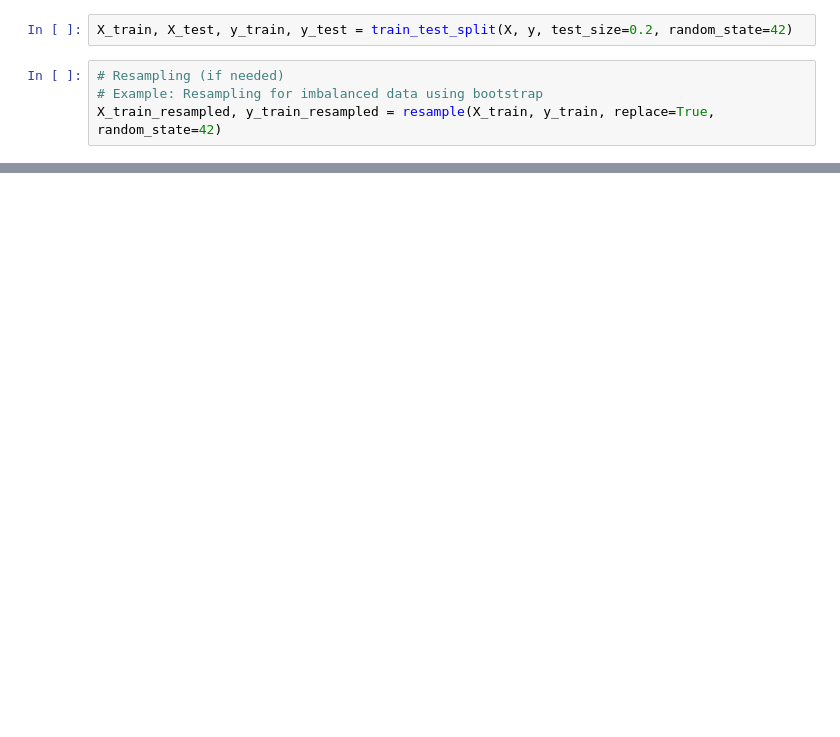
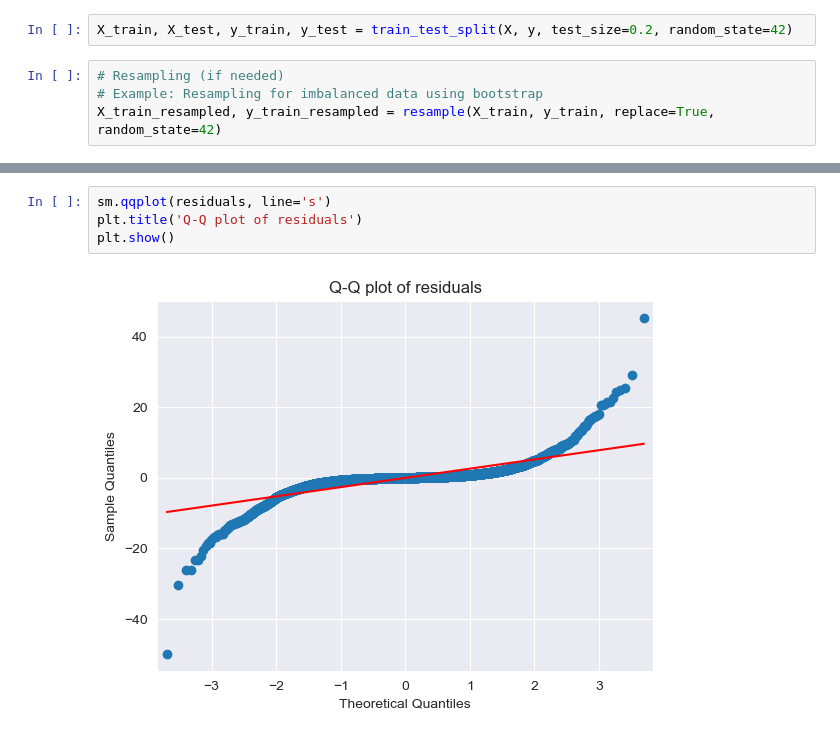
Before and after one commit to INFO-523-Exercises/hw-05-LikithKumarDundigalla, a Jupyter notebook: hw-05.ipynb, the cells around one changed output, grey strips where cells are left out. Saved outputs shown, nothing was run; the diff lists cells and outputs as text; blank space fills up the shorter version.

```diff
--- a/hw-05.ipynb
+++ b/hw-05.ipynb
@@ -161,3 +194,9 @@ y_pred_lr = lr_model.predict(X_test_lr)
+# %%
+sm.qqplot(residuals, line='s')
+plt.title('Q-Q plot of residuals')
+plt.show()
+# %% [output]
+[figure, added]
 # %%
 # Plotting for statsmodels model
 plt.figure(figsize=(8, 6))
```
Also changed, not shown: parts of 8 cells of this notebook.
